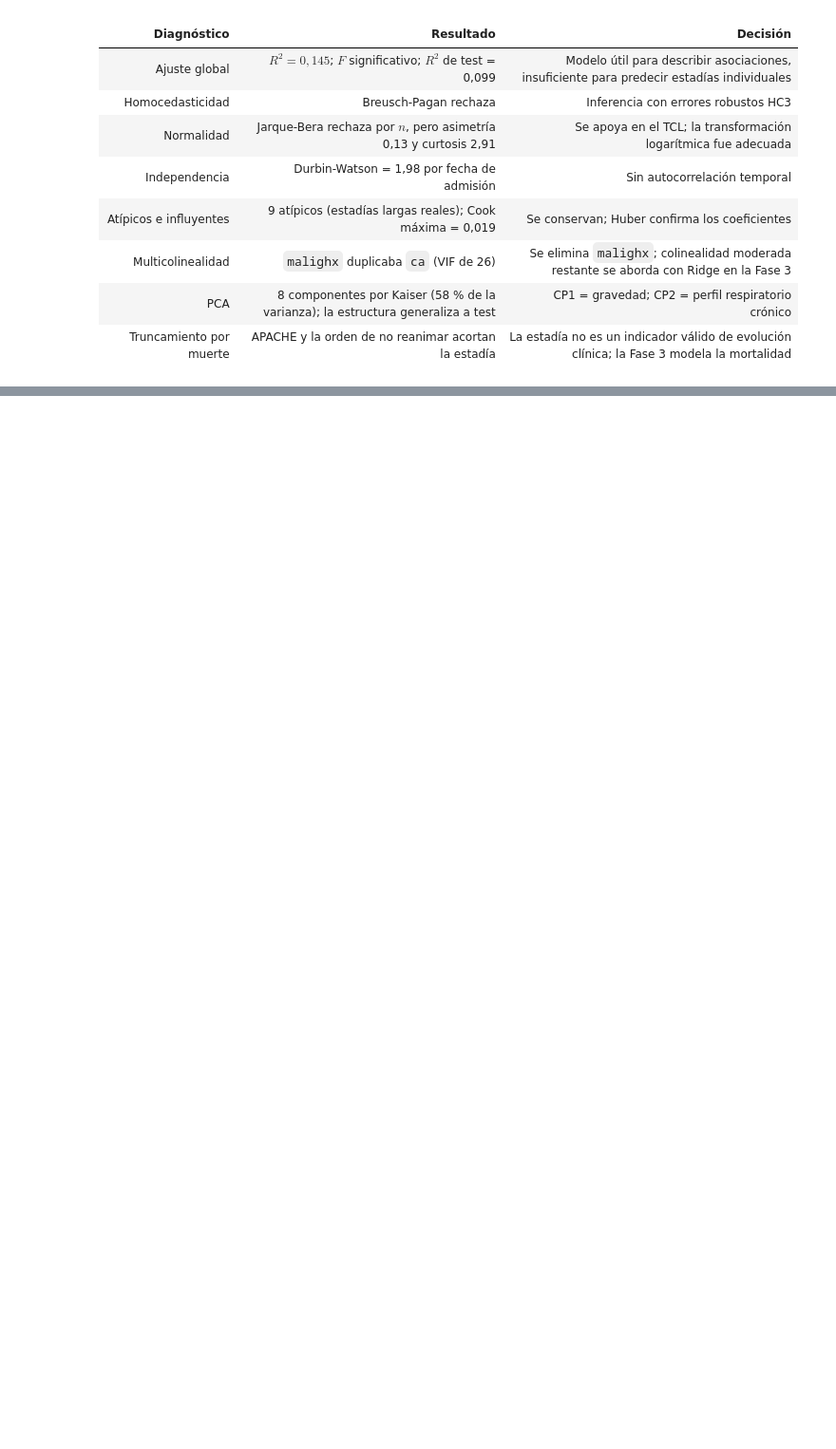
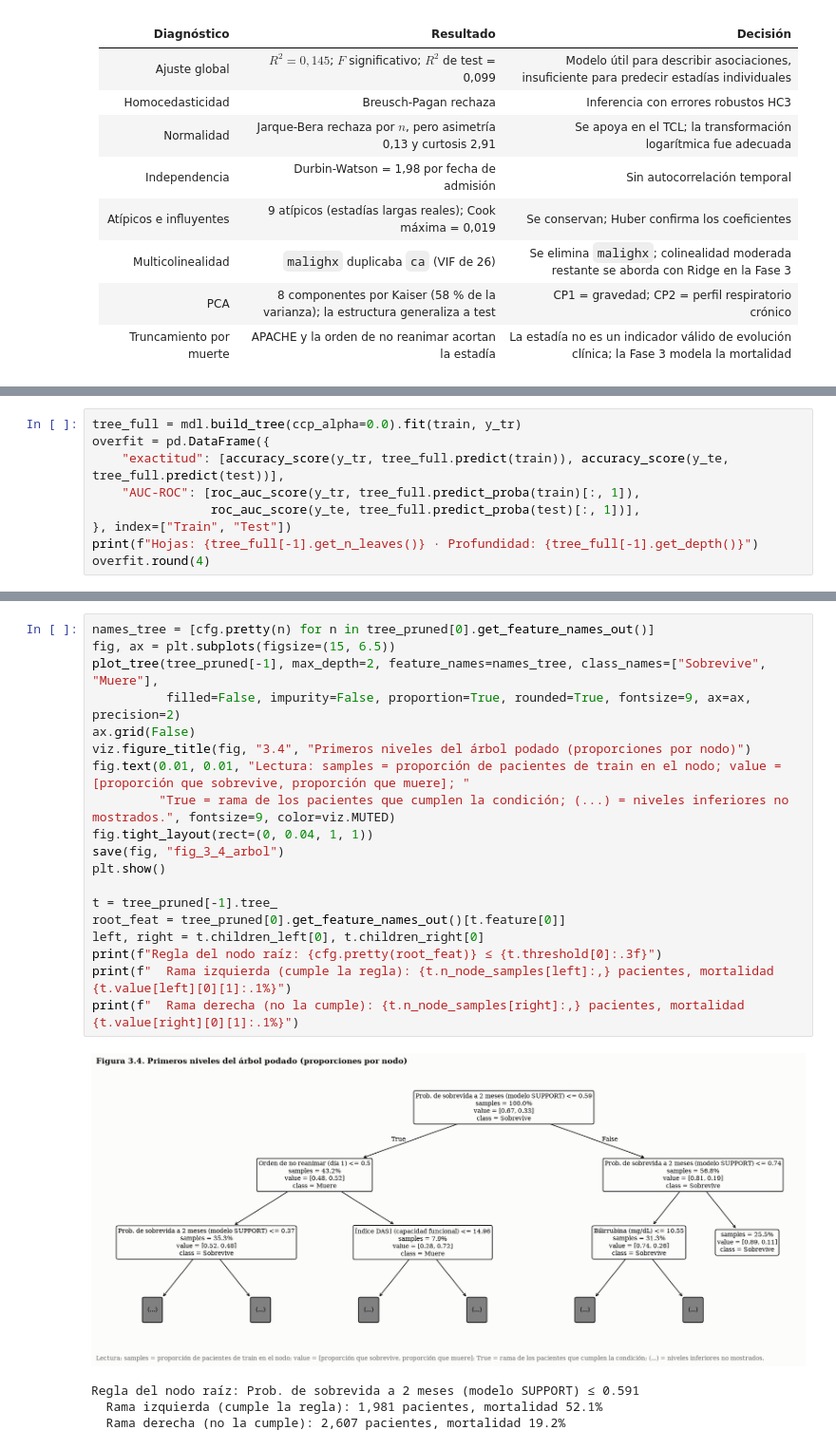
Before and after one commit to Valentina-Bolivar/tp-integrador-rhc, a Jupyter notebook: notebooks/TP_Integrador_Final.ipynb, the cells around one changed output, grey strips where cells are left out. Shown at 95% size. Saved outputs shown, nothing was run; the diff lists cells and outputs as text; blank space fills up the shorter version.

```diff
--- a/notebooks/TP_Integrador_Final.ipynb
+++ b/notebooks/TP_Integrador_Final.ipynb
@@ -1099,0 +1287,9 @@ Para la dirección médica, el plano CP1-CP2 resume en dos ejes interpretables l
+# %%
+tree_full = mdl.build_tree(ccp_alpha=0.0).fit(train, y_tr)
+overfit = pd.DataFrame({
+    "exactitud": [accuracy_score(y_tr, tree_full.predict(train)), accuracy_score(y_te, tree_full.predict(test))],
+    "AUC-ROC": [roc_auc_score(y_tr, tree_full.predict_proba(train)[:, 1]),
+                roc_auc_score(y_te, tree_full.predict_proba(test)[:, 1])],
+}, index=["Train", "Test"])
+print(f"Hojas: {tree_full[-1].get_n_leaves()} · Profundidad: {tree_full[-1].get_depth()}")
+overfit.round(4)
@@ -1099,0 +1360,24 @@ Para la dirección médica, el plano CP1-CP2 resume en dos ejes interpretables l
+# %%
+names_tree = [cfg.pretty(n) for n in tree_pruned[0].get_feature_names_out()]
+fig, ax = plt.subplots(figsize=(15, 6.5))
+plot_tree(tree_pruned[-1], max_depth=2, feature_names=names_tree, class_names=["Sobrevive", "Muere"],
+          filled=False, impurity=False, proportion=True, rounded=True, fontsize=9, ax=ax, precision=2)
+ax.grid(False)
+viz.figure_title(fig, "3.4", "Primeros niveles del árbol podado (proporciones por nodo)")
+fig.text(0.01, 0.01, "Lectura: samples = proporción de pacientes de train en el nodo; value = [proporción que sobrevive, proporción que muere]; "
+         "True = rama de los pacientes que cumplen la condición; (...) = niveles inferiores no mostrados.", fontsize=9, color=viz.MUTED)
+fig.tight_layout(rect=(0, 0.04, 1, 1))
+save(fig, "fig_3_4_arbol")
+plt.show()
+
+t = tree_pruned[-1].tree_
+root_feat = tree_pruned[0].get_feature_names_out()[t.feature[0]]
+left, right = t.children_left[0], t.children_right[0]
+print(f"Regla del nodo raíz: {cfg.pretty(root_feat)} ≤ {t.threshold[0]:.3f}")
+print(f"  Rama izquierda (cumple la regla): {t.n_node_samples[left]:,} pacientes, mortalidad {t.value[left][0][1]:.1%}")
+print(f"  Rama derecha (no la cumple): {t.n_node_samples[right]:,} pacientes, mortalidad {t.value[right][0][1]:.1%}")
+# %% [output]
+[figure, added]
+Regla del nodo raíz: Prob. de sobrevida a 2 meses (modelo SUPPORT) ≤ 0.591
+  Rama izquierda (cumple la regla): 1,981 pacientes, mortalidad 52.1%
+  Rama derecha (no la cumple): 2,607 pacientes, mortalidad 19.2%
```
Also changed, not shown: parts of 34 cells of this notebook, 16 other files.
